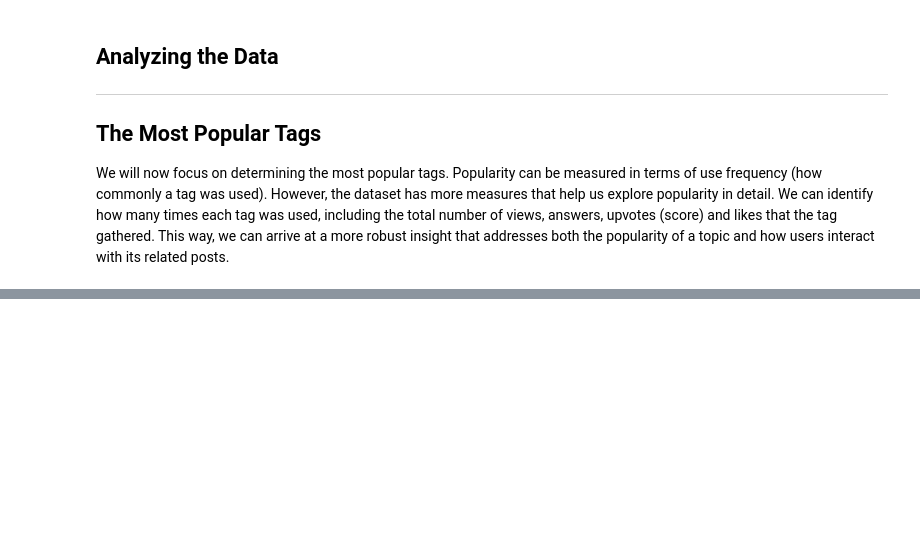
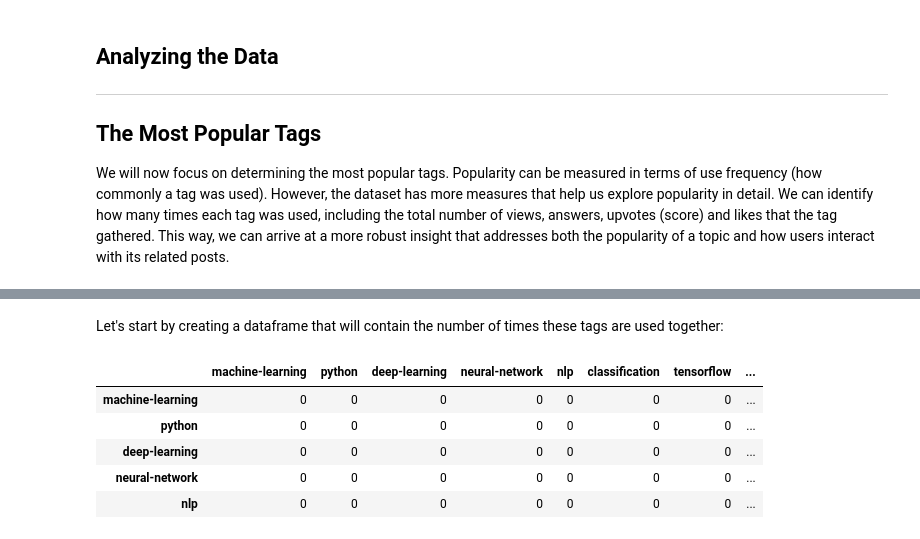
Before and after one commit to Lippins/Popular_DS_questions, a Jupyter notebook: notebook.ipynb, the cells around one changed output, grey strips where cells are left out. Cells and saved outputs as stored; diff of their text form; code cells hidden in the pictures; blank space fills up the shorter version.

```diff
--- a/notebook.ipynb
+++ b/notebook.ipynb
@@ -312,0 +339,2 @@ plt.subplots_adjust(hspace=0.3, wspace=0.3);
+# %% [markdown]
+Let's start by creating a dataframe that will contain the number of times these tags are used together:
@@ -312,0 +346,9 @@ plt.subplots_adjust(hspace=0.3, wspace=0.3);
+# %%
+combinations.head()
+# %% [output]
+|  | machine-learning | python | deep-learning | neural-network | nlp | classification | tensorflow | ... |
+| machine-learning | 0 | 0 | 0 | 0 | 0 | 0 | 0 | ... |
+| python | 0 | 0 | 0 | 0 | 0 | 0 | 0 | ... |
+| deep-learning | 0 | 0 | 0 | 0 | 0 | 0 | 0 | ... |
+| neural-network | 0 | 0 | 0 | 0 | 0 | 0 | 0 | ... |
+| nlp | 0 | 0 | 0 | 0 | 0 | 0 | 0 | ... |
```
Also changed, not shown: parts of 14 cells of this notebook.
